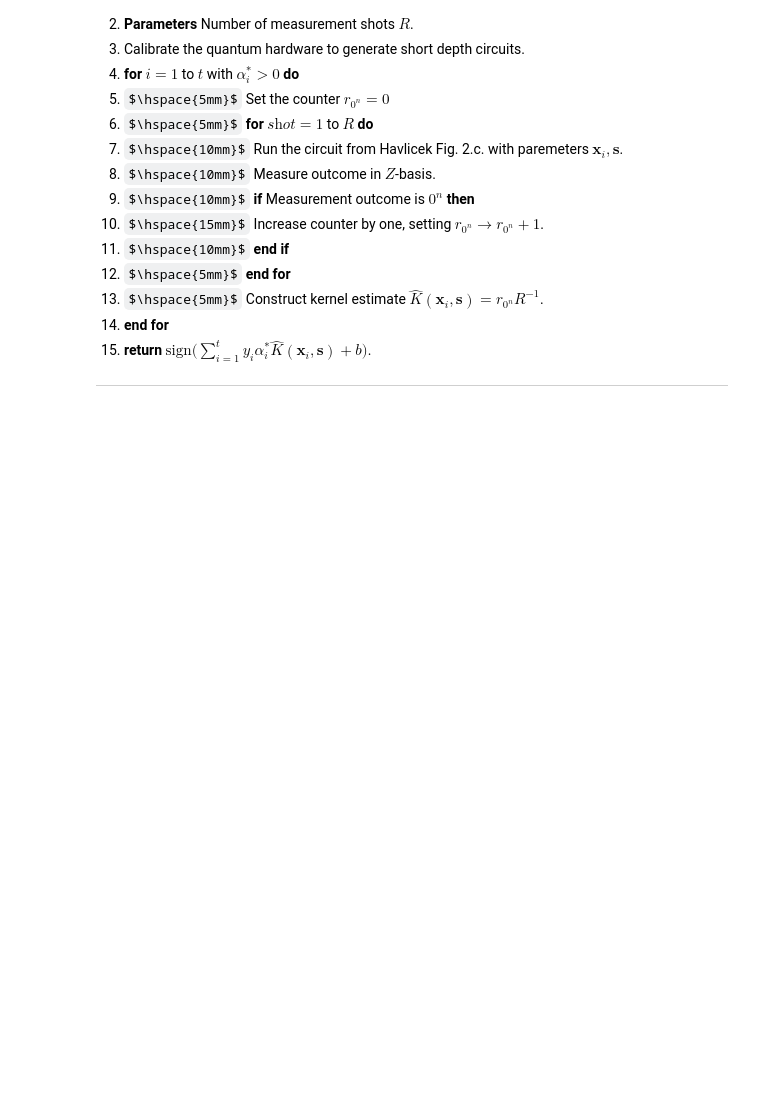
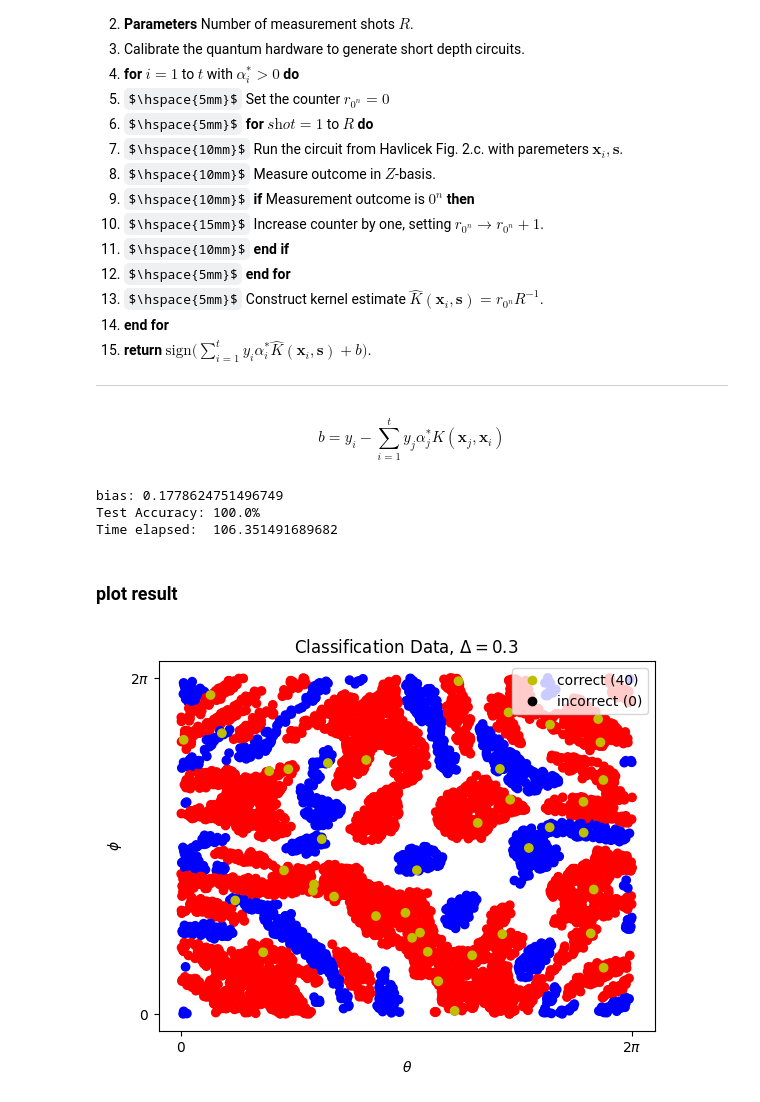
Before and after one commit to qBraid/HAQS-2022, a Jupyter notebook: qml-classifier-challenge/kernel_estimator.ipynb, the cells around one changed output. Cells and saved outputs as stored; diff of their text form; code cells hidden in the pictures; some formulas as TeX source; blank space fills up the shorter version.

```diff
--- a/qml-classifier-challenge/kernel_estimator.ipynb
+++ b/qml-classifier-challenge/kernel_estimator.ipynb
@@ -135,9 +149,11 @@ $$U_{\phi_{\{l,m\}}(\textbf{x})} = \exp\big(i\phi_{\{k,l\}}(\textbf{x})Z_kZ_l\bi
 
 where we have followed Havlíček et al. and chosen $\phi_{\{ i \}} = x_i$ and $\phi_{\{ 1,2 \}} = (\pi - x_1)(\pi - x_2)$
 # %%
+#important settings before run the notebook
 n_wires = 2  # number of qubits
 S_size = 2  # number of interactions considered
 pset = powerset(range(n_wires), S_size)
+save_result = True #set if want to save the running result
 # %%
 def embedding(x):
     """The embedding ansatz
@@ -305,0 +512,5 @@ Note that the bias $b$ in $\tilde{m}(\textbf{s})$ can be calculated from the wei
+# %% [markdown]
+\begin{equation}
+b = y_i -  \sum_{i=1}^t y_j \alpha_j^* K(\textbf{x}_j, \textbf{x}_i)
+\label{eq:ms} \tag{3}
+\end{equation}
@@ -305,0 +570,57 @@ Note that the bias $b$ in $\tilde{m}(\textbf{s})$ can be calculated from the wei
+# %%
+start = time.time()
+
+# TODO: Implement classification algorithm
+svmclassify=dualSVM(numpy.array(X_train),numpy.array(Y_train),0,alpha, k_exp)
+
+# compute train accuracy, to check how well bias and alpha work, from smallest error 0.0000 to 1.0000, but for time saving we won't run it
+#pred1 =svmclassify(X_train)
+#trainingerr=np.mean(pred1!=Y_train)
+#print("Training error: %2.4f" % trainingerr)
+
+# TODO: Test accuracy
+predsTe=svmclassify(X_test)
+preds1Te = [1 if predsTe[i] == Y_test[i] else 0 for i in range(len(predsTe))]
+print(f"Test Accuracy: {sum(preds1Te)/ len(preds1Te)*100}%")
+
+#total time taken
+print("Time elapsed: ", time.time() - start)
+# %% [output]
+bias: 0.1778624751496749
+Test Accuracy: 100.0%
+Time elapsed:  106.351491689682
+# %% [markdown]
+### plot result
+# %%
+label_circle = mlines.Line2D(
+    [],
+    [],
+    color="none",
+    marker="o",
+    markerfacecolor="y",
+    markeredgecolor="y",
+    label=f"correct ({sum(preds1Te)})",
+)
+label_square = mlines.Line2D(
+    [],
+    [],
+    color="none",
+    marker="o",
+    markerfacecolor="k",
+    markeredgecolor="k",
+    label=f"incorrect ({preds1Te.count(0)})",
+)
+
+plt.scatter(xi, xj, marker="o", c=["r" if v == 1.0 else "b" for v in Ys])
+plt.scatter(xi_test, xj_test, c=["y" if v == 1.0 else "k" for v in preds1Te])
+plt.xticks([0, 2 * np.pi], [r"$0$", r"$2\pi$"])
+plt.yticks([0, 2 * np.pi], [r"$0$", r"$2\pi$"])
+plt.xlabel("$\\theta$")
+plt.ylabel("$\phi$")
+plt.legend(handles=[label_circle, label_square], loc="upper right")
+plt.title(f"Classification Data, $\Delta = {delta}$")
+#save image
+if save_result == True: plt.savefig(f"{QKE_OUT}/{TEAM_NAME}_preds.png")
+plt.show()
+# %% [output]
+[figure, added]
```
Also changed, not shown: parts of 29 cells of this notebook.
